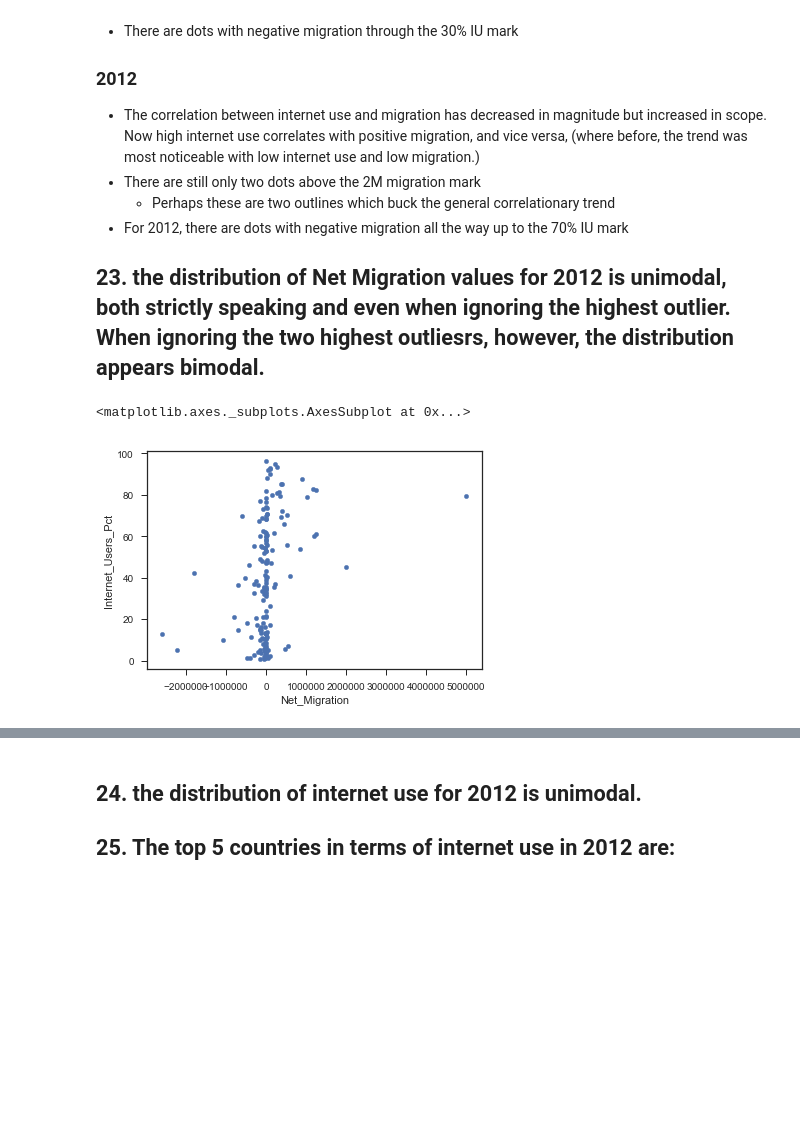
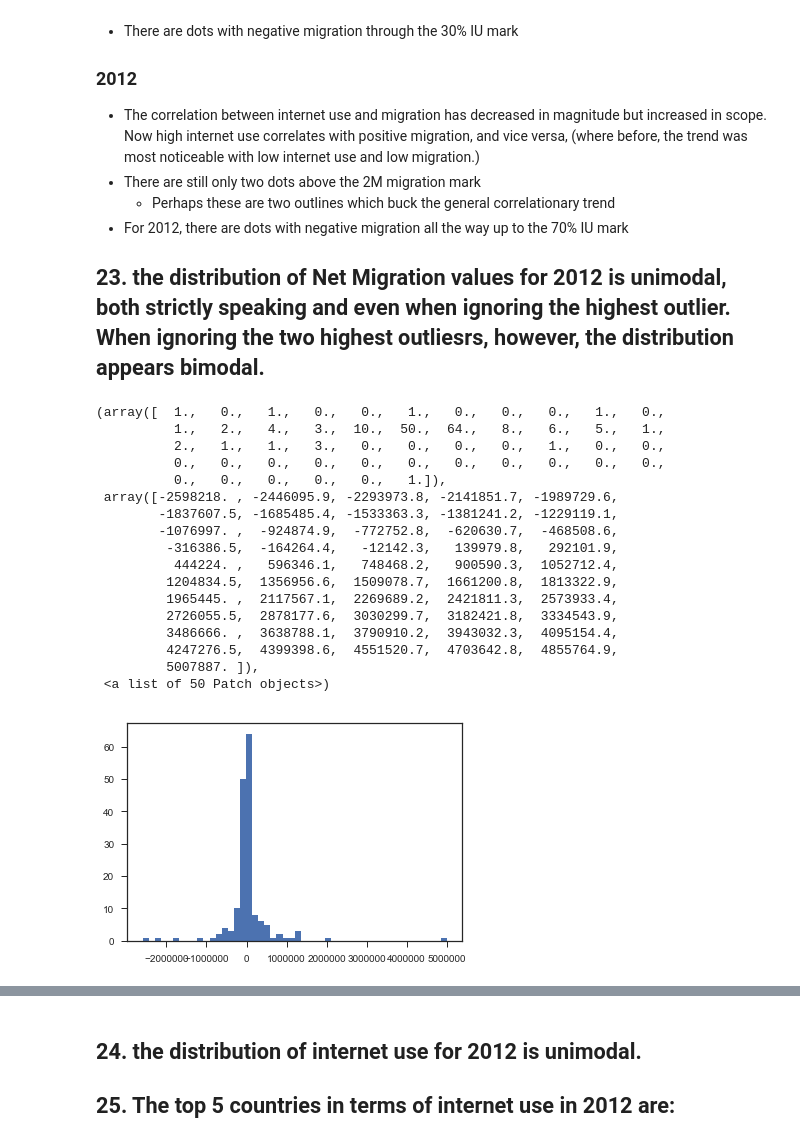
Before and after one commit to paulo-g-martinez/dq1-internet-migration, a Jupyter notebook: data-question-1-jupyter-notebook.ipynb, the cells around one changed output, grey strips where cells are left out. Cells and saved outputs as stored; diff of their text form; code cells hidden in the pictures; blank space fills up the shorter version.

```diff
--- a/data-question-1-jupyter-notebook.ipynb
+++ b/data-question-1-jupyter-notebook.ipynb
@@ -267,8 +267,25 @@ df2012.plot.scatter (x = 'Internet_Users_Pct', y = 'Net_Migration')
 - For 2012, there are dots with negative migration all the way up to the 70% IU mark
 
 ## 23. the distribution of Net Migration values for 2012 is unimodal, both strictly speaking and even when ignoring the highest outlier. When ignoring the two highest outliesrs, however, the distribution appears bimodal.
-# %%
-df2012.plot.scatter(x = 'Net_Migration', y = 'Internet_Users_Pct')
-# %% [output]
-<matplotlib.axes._subplots.AxesSubplot at 0x...>
-[figure, removed]
+# %%
+#df2012.plot.hist('Net_Migration')
+plt.hist(df2012.Net_Migration, bins = 50)
+# %% [output]
+(array([  1.,   0.,   1.,   0.,   0.,   1.,   0.,   0.,   0.,   1.,   0.,
+          1.,   2.,   4.,   3.,  10.,  50.,  64.,   8.,   6.,   5.,   1.,
+          2.,   1.,   1.,   3.,   0.,   0.,   0.,   0.,   1.,   0.,   0.,
+          0.,   0.,   0.,   0.,   0.,   0.,   0.,   0.,   0.,   0.,   0.,
+          0.,   0.,   0.,   0.,   0.,   1.]),
+ array([-2598218. , -2446095.9, -2293973.8, -2141851.7, -1989729.6,
+        -1837607.5, -1685485.4, -1533363.3, -1381241.2, -1229119.1,
+        -1076997. ,  -924874.9,  -772752.8,  -620630.7,  -468508.6,
+         -316386.5,  -164264.4,   -12142.3,   139979.8,   292101.9,
+          444224. ,   596346.1,   748468.2,   900590.3,  1052712.4,
+         1204834.5,  1356956.6,  1509078.7,  1661200.8,  1813322.9,
+         1965445. ,  2117567.1,  2269689.2,  2421811.3,  2573933.4,
+         2726055.5,  2878177.6,  3030299.7,  3182421.8,  3334543.9,
+         3486666. ,  3638788.1,  3790910.2,  3943032.3,  4095154.4,
+         4247276.5,  4399398.6,  4551520.7,  4703642.8,  4855764.9,
+         5007887. ]),
+ <a list of 50 Patch objects>)
+[figure, added]
```
Also changed, not shown: parts of 5 cells of this notebook.
